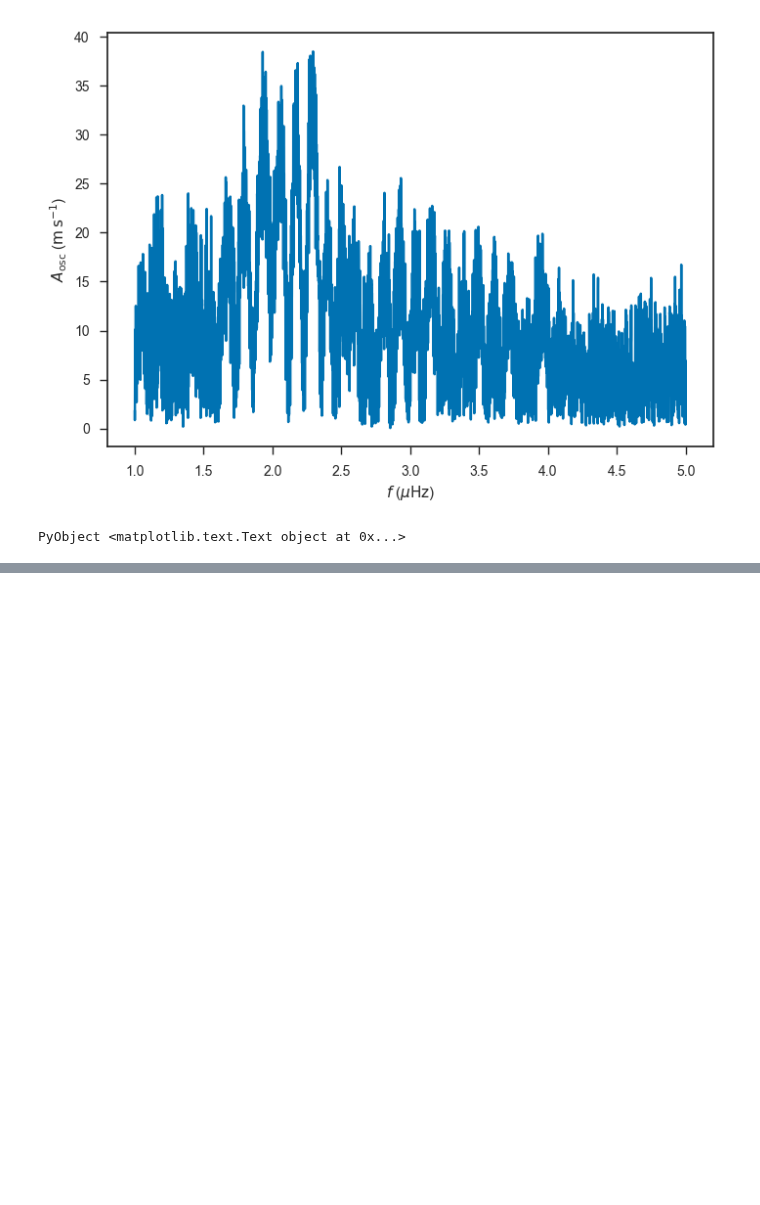
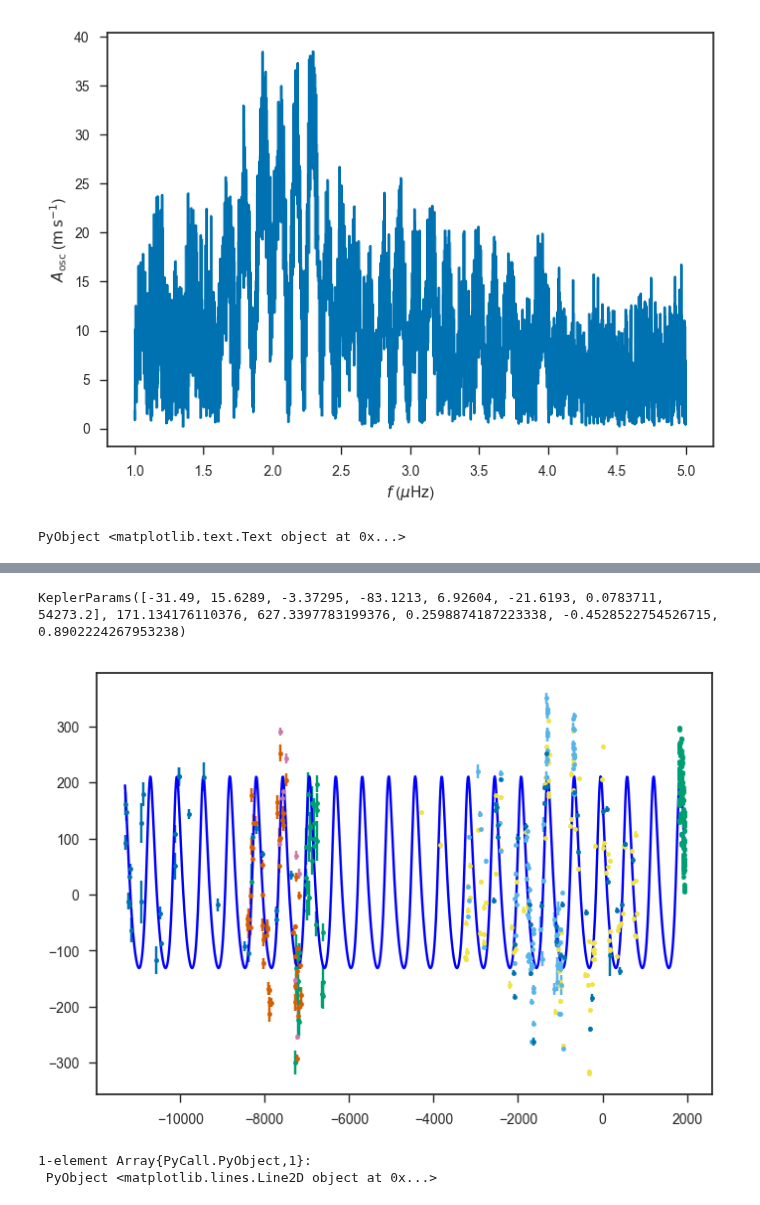
Before and after one commit to farr/Aldebaran, a Jupyter notebook: notebooks/LargeSpacing.ipynb, the cells around one changed output, grey strips where cells are left out. Drawn from its saved outputs; the diff is of its cells as text; code cells hidden in the pictures; blank space fills up the shorter version.

```diff
--- a/notebooks/LargeSpacing.ipynb
+++ b/notebooks/LargeSpacing.ipynb
@@ -127,0 +298,9 @@ p0.osc_Q = 100.0*ones(8);
+# %%
+pk = KeplerParams(zeros(size(p0.mu, 1) + 5)+0.01)
+
+pk.mu = p0.mu
+pk.K = p0.K
+pk.P = p0.P
+pk.e = sqrt(p0.ecosw*p0.ecosw + p0.esinw*p0.esinw)
+pk.omega = atan2(p0.esinw, p0.ecosw)
+pk.chi = p0.chi
@@ -127,0 +309,2 @@ p0.osc_Q = 100.0*ones(8);
+# %%
+xk = convert(Array{Float64, 1}, pk)
@@ -127,0 +326,2 @@ p0.osc_Q = 100.0*ones(8);
+# %%
+res = Optim.optimize(x -> -log_kepler_likelihood(x), xk, NelderMead(), Optim.Options(iterations=10000))
@@ -127,0 +339,16 @@ p0.osc_Q = 100.0*ones(8);
+# %%
+xmin = Optim.minimizer(res)
+pmin = KeplerParams(xmin)
+# %% [output]
+KeplerParams([-31.49, 15.6289, -3.37295, -83.1213, 6.92604, -21.6193, 0.0783711, 54273.2], 171.134176110376, 627.3397783199376, 0.2598874187223338, -0.4528522754526715, 0.8902224267953238)
+# %%
+for i in eachindex(post.ts)
+    errorbar(post.ts[i], post.ys[i]-pmin.mu[i], post.dys[i], fmt=".")
+end
+tsp = collect(linspace(tmin, tmax, 1000))
+rvs = [Kepler.rv(t, pmin.K, pmin.P, pmin.e, pmin.omega, pmin.chi) for t in tsp]
+plot(tsp, rvs, "-b")
+# %% [output]
+[figure, added]
+1-element Array{PyCall.PyObject,1}:
+ PyObject <matplotlib.lines.Line2D object at 0x...>
```
Also changed, not shown: parts of 40 cells of this notebook, 6 other files.
